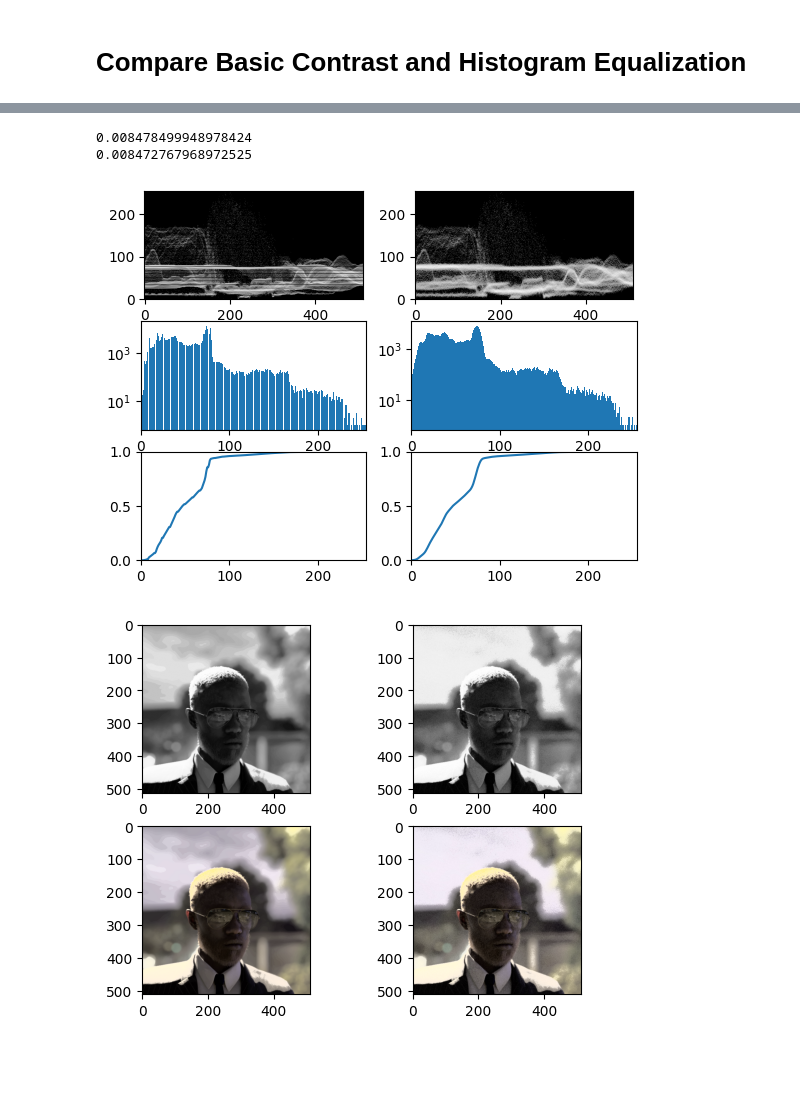
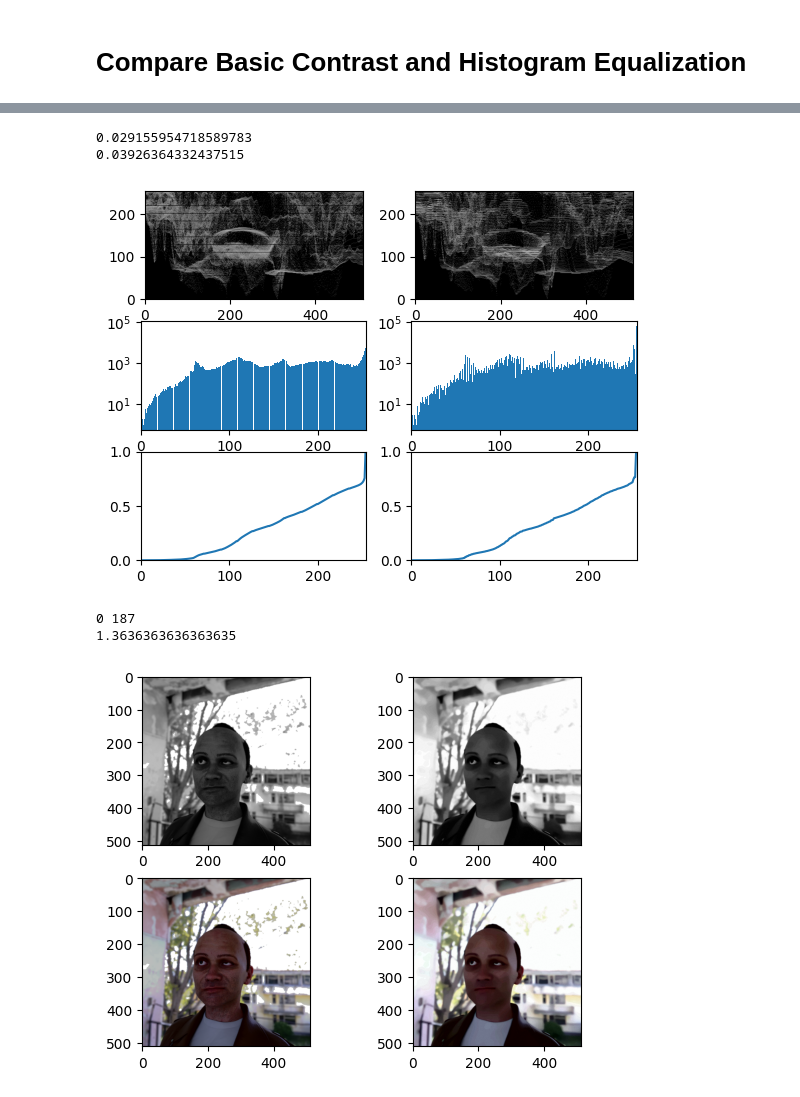
Before and after one commit to samollari/cs545-face-detection-project, a Jupyter notebook: Image_Enhancement.ipynb, the cells around one changed output, grey strips where cells are left out. Saved outputs shown, nothing was run; the diff lists cells and outputs as text; code cells hidden in the pictures; blank space fills up the shorter version.

```diff
--- a/Image_Enhancement.ipynb
+++ b/Image_Enhancement.ipynb
@@ -1,7 +1,7 @@
 # %% [markdown]
 <a href="https://colab.research.google.com/github/samollari/cs545-face-detection-project/blob/main/Image_Enhancement.ipynb" target="_parent"><img src="https://colab.research.google.com/assets/colab-badge.svg" alt="Open In Colab"/></a>
 # %%
-file_name = "000063.png" # @param {"type":"string"}
+file_name = "000094.png" # @param {"type":"string"}
 # %% [markdown]
 # Setup
 # %%
@@ -348,4 +367,4 @@ cmp_images(new_image, vec_hst_eq_image)
 # %%
-dithered_contrast = dither(new_image)
+dithered_contrast = remove_noise(dither(new_image))
 
-# show_cmp(new_image, dithered_contrast)
+show_cmp(new_image, dithered_contrast)
@@ -352,15 +373,18 @@ dithered_contrast = dither(new_image)
 # %%
 cmp_images(new_image, dithered_contrast)
 # %% [output]
-0.008478499948978424
-0.008472767968972525
+0.029155954718589783
+0.03926364332437515
-[figure, old version]
+[figure, new version]
 # %%
-image_pipelined = dither(hist_eq(dithered_contrast))
+image_pipelined = dither(basic_contrast(hist_eq(dithered_contrast)))
+# image_pipelined = hist_eq(dithered_contrast)
 
 show_cmp(vec_hst_eq_image, image_pipelined)
 # %% [output]
+0 187
+1.3636363636363635
-[figure, old version]
+[figure, new version]
 # %%
 cmp_images(vec_hst_eq_image, image_pipelined)
 # %% [output]
```
Also changed, not shown: parts of 20 cells of this notebook.
